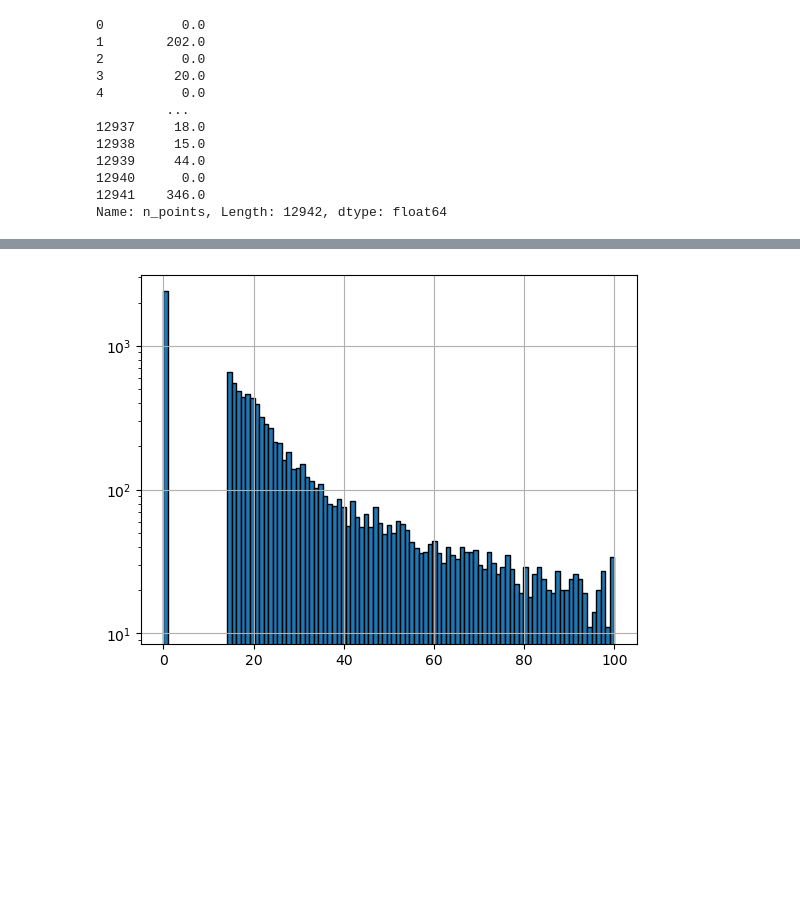
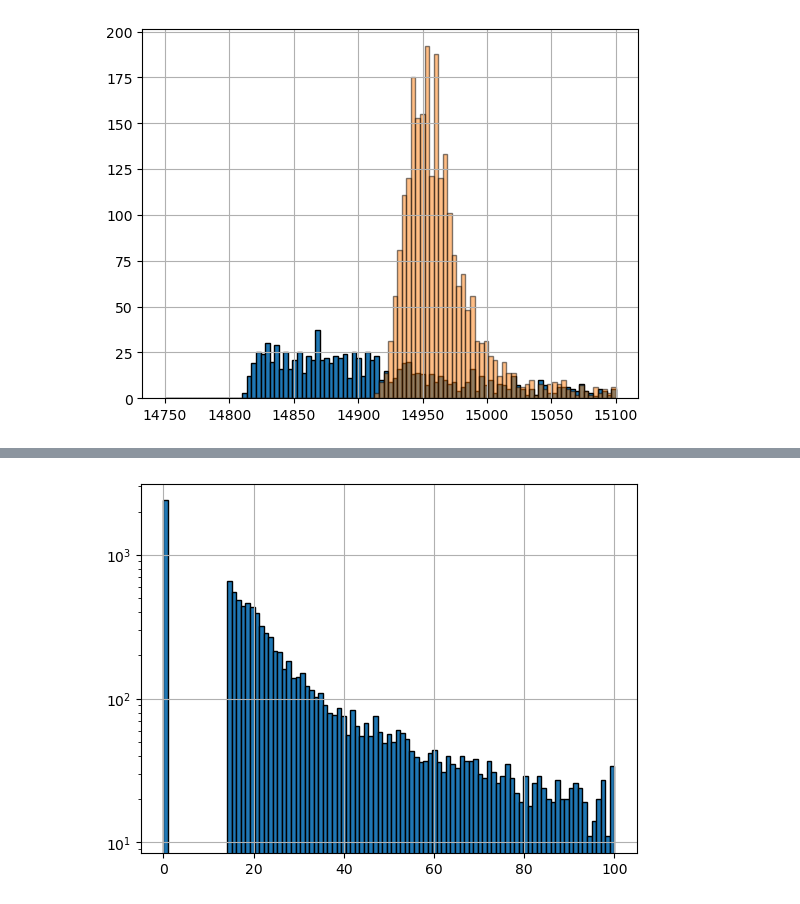
Before and after one commit to burmist-git/DBscan_on_simtel_data, a Jupyter notebook: stereo_rates.ipynb, the cells around one changed output, grey strips where cells are left out. Drawn from its saved outputs; the diff is of its cells as text; code cells hidden in the pictures; blank space fills up the shorter version.

```diff
--- a/stereo_rates.ipynb
+++ b/stereo_rates.ipynb
@@ -17,19 +17,18 @@ theta_proton_min_deg =  0.0 # deg
 theta_proton_max_deg = 10.0 # deg
 R_proton = 1500             # m
 # %%
-df = pd.read_csv('../scratch/simtel_data/old/268MHz/gamma/npe/corsika_run1.npe.csv')
+df_300kHz = pd.read_csv('../scratch/simtel_data/proton_st/npe/corsika_run1.npe.csv')
+df_268MHz = pd.read_csv('../scratch/simtel_data/proton_st_NSB268MHz/npe/corsika_run1.npe.csv')
 # %%
-df['n_points']
+plt.hist(df_300kHz['L1_max_digi_sum_LST1'].values, bins=np.linspace(14750, 15100, num=100), edgecolor='black', alpha=1.0)
+plt.hist(df_268MHz['L1_max_digi_sum_LST1'].values, bins=np.linspace(14750, 15100, num=100), edgecolor='black', alpha=0.5)
+#df_g_t[df_g_t['n_pe']>10]['energy'].hist(bins=100,grid=True)
+#plt.xlabel('energy, TeV')
+#plt.ylabel('')
+#plt.title('energy')
+#plt.yscale('log')  # Set y-axis to logarithmic scale
+plt.grid(True)
+# Show the plot
+plt.show()
 # %% [output]
-0          0.0
-1        202.0
-2          0.0
-3         20.0
-4          0.0
-         ...
-12937     18.0
-12938     15.0
-12939     44.0
-12940      0.0
-12941    346.0
-Name: n_points, Length: 12942, dtype: float64
+[figure, added]
```
Also changed, not shown: parts of 4 cells of this notebook, 1 other file.
